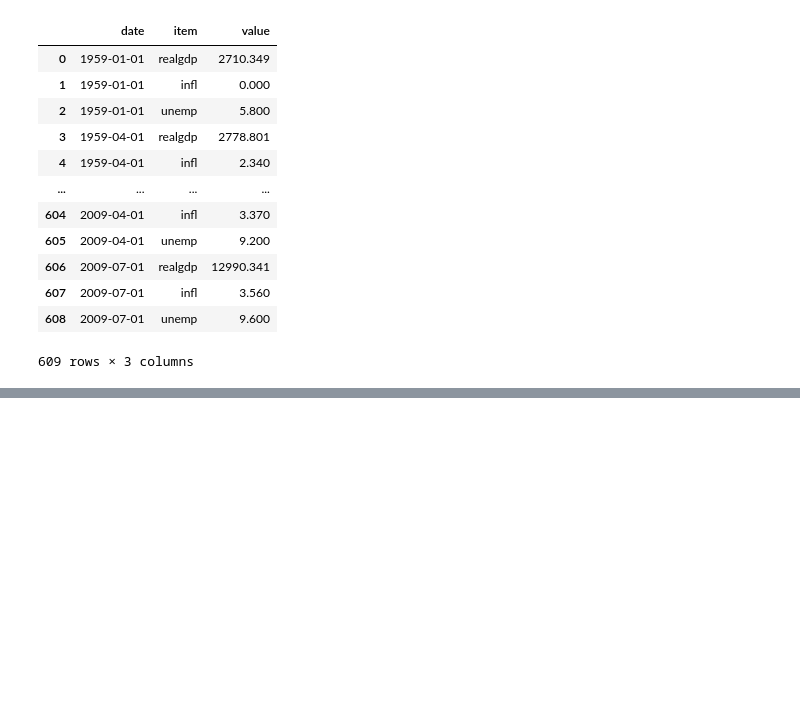
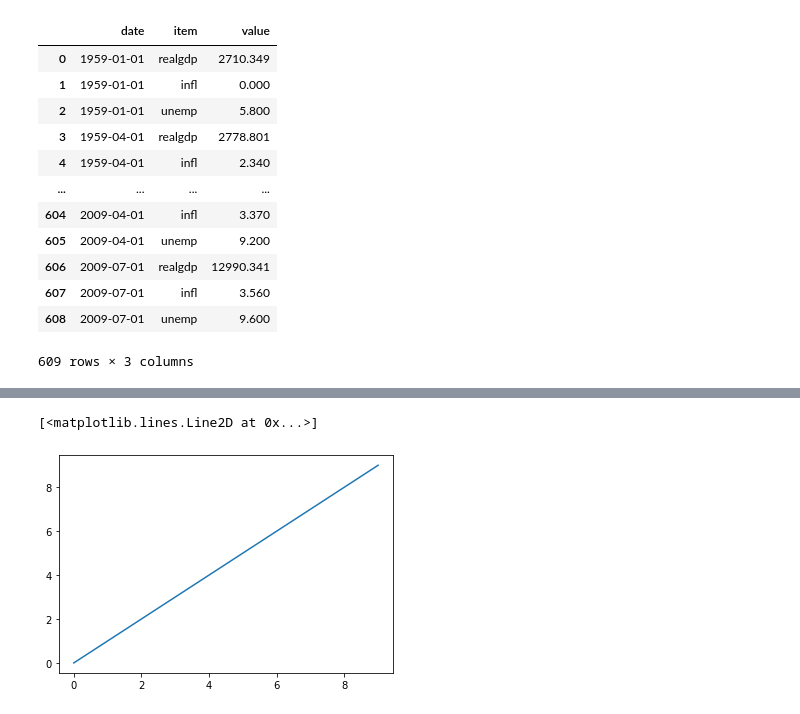
Before and after one commit to kiensamsk/Data, a Jupyter notebook: main.ipynb, the cells around one changed output, grey strips where cells are left out. Drawn from its saved outputs; the diff is of its cells as text; code cells hidden in the pictures; blank space fills up the shorter version.

```diff
--- a/main.ipynb
+++ b/main.ipynb
@@ -286,0 +336,7 @@ data.stack().reset_index().rename(columns ={0:'value'})
+# %%
+import matplotlib.pyplot as plt
+data = np.arange(10)
+plt.plot(data)
+# %% [output]
+[<matplotlib.lines.Line2D at 0x...>]
+[figure, added]
```
Also changed, not shown: parts of 44 cells of this notebook, 1 other file.
